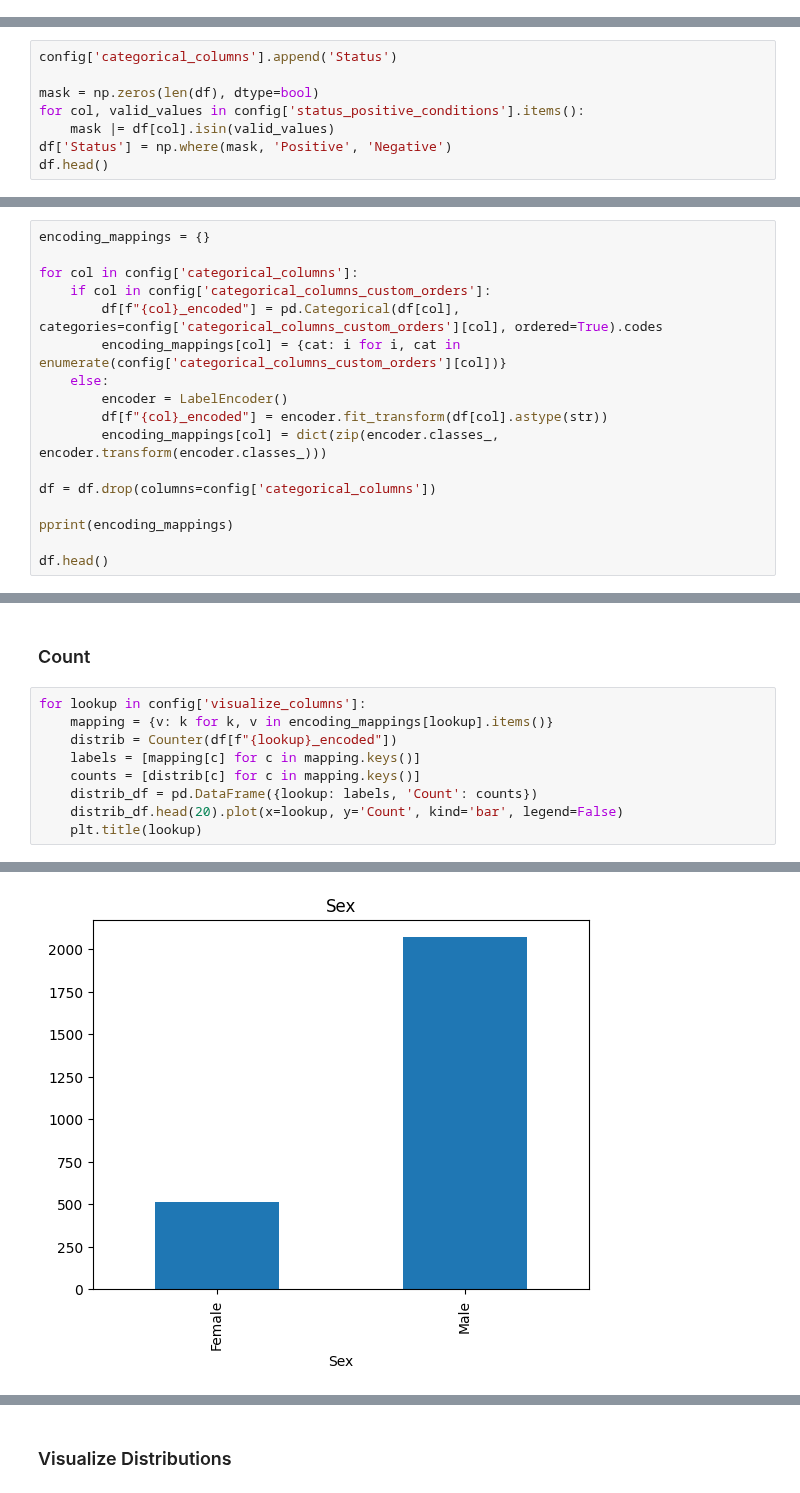
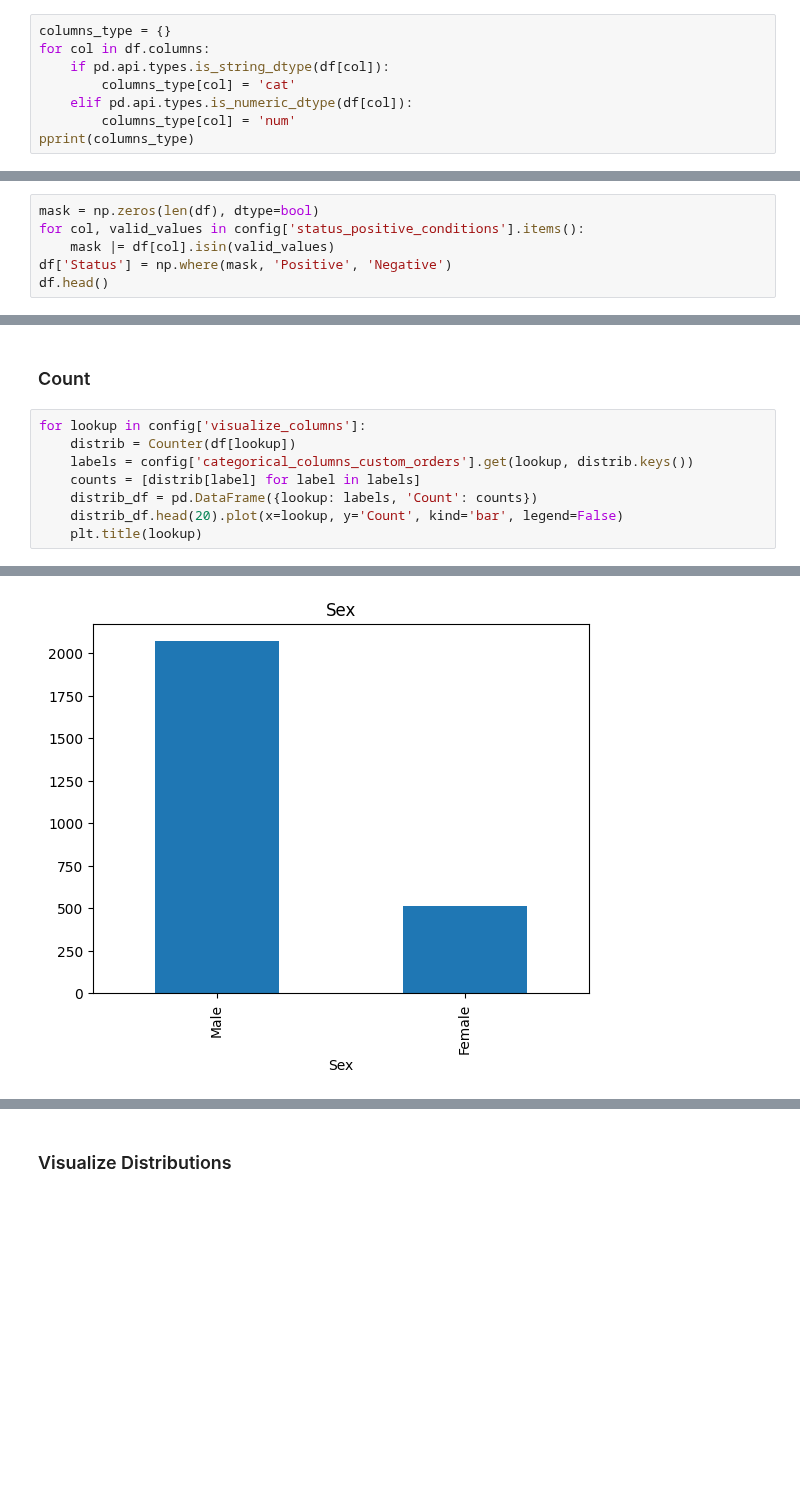
Before and after one commit to bertiandrea/ProjectWork_AEQUITAS_AKKODIS, a Jupyter notebook: code/Akkodis_Fairness_Analysis_PRE.ipynb, the cells around one changed output, grey strips where cells are left out. Saved outputs shown, nothing was run; the diff lists cells and outputs as text; blank space fills up the shorter version.

```diff
--- a/code/Akkodis_Fairness_Analysis_PRE.ipynb
+++ b/code/Akkodis_Fairness_Analysis_PRE.ipynb
@@ -407,0 +403,8 @@ Feature: Italian Residence -- ['Yes', 'No']
+# %%
+columns_type = {}
+for col in df.columns:
+    if pd.api.types.is_string_dtype(df[col]):
+        columns_type[col] = 'cat'
+    elif pd.api.types.is_numeric_dtype(df[col]):
+        columns_type[col] = 'num'
+pprint(columns_type)
@@ -410,6 +433,4 @@ Feature: Italian Residence -- ['Yes', 'No']
 # %%
-config['categorical_columns'].append('Status')
-
 mask = np.zeros(len(df), dtype=bool)
 for col, valid_values in config['status_positive_conditions'].items():
     mask |= df[col].isin(valid_values)
@@ -470,17 +446,0 @@ Feature: Status -- ['Positive', 'Negative']
-# %%
-encoding_mappings = {}
-
-for col in config['categorical_columns']:
-    if col in config['categorical_columns_custom_orders']:
-        df[f"{col}_encoded"] = pd.Categorical(df[col], categories=config['categorical_columns_custom_orders'][col], ordered=True).codes
-        encoding_mappings[col] = {cat: i for i, cat in enumerate(config['categorical_columns_custom_orders'][col])}
-    else:
-        encoder = LabelEncoder()
-        df[f"{col}_encoded"] = encoder.fit_transform(df[col].astype(str))
-        encoding_mappings[col] = dict(zip(encoder.classes_, encoder.transform(encoder.classes_)))
-
-df = df.drop(columns=config['categorical_columns'])
-
-pprint(encoding_mappings)
-
-df.head()
@@ -536,15 +502,14 @@ Feature: Status_encoded -- [1, 0]
 ### Count
 # %%
 for lookup in config['visualize_columns']:
-    mapping = {v: k for k, v in encoding_mappings[lookup].items()}
-    distrib = Counter(df[f"{lookup}_encoded"])
-    labels = [mapping[c] for c in mapping.keys()]
-    counts = [distrib[c] for c in mapping.keys()]
+    distrib = Counter(df[lookup])
+    labels = config['categorical_columns_custom_orders'].get(lookup, distrib.keys())
+    counts = [distrib[label] for label in labels]
     distrib_df = pd.DataFrame({lookup: labels, 'Count': counts})
     distrib_df.head(20).plot(x=lookup, y='Count', kind='bar', legend=False)
     plt.title(lookup)
 # %% [output]
 [figure]
 [figure]
-[figure, old version]
+[figure, new version]
 [figure]
```
Also changed, not shown: parts of 30 cells of this notebook, 4 other files.
